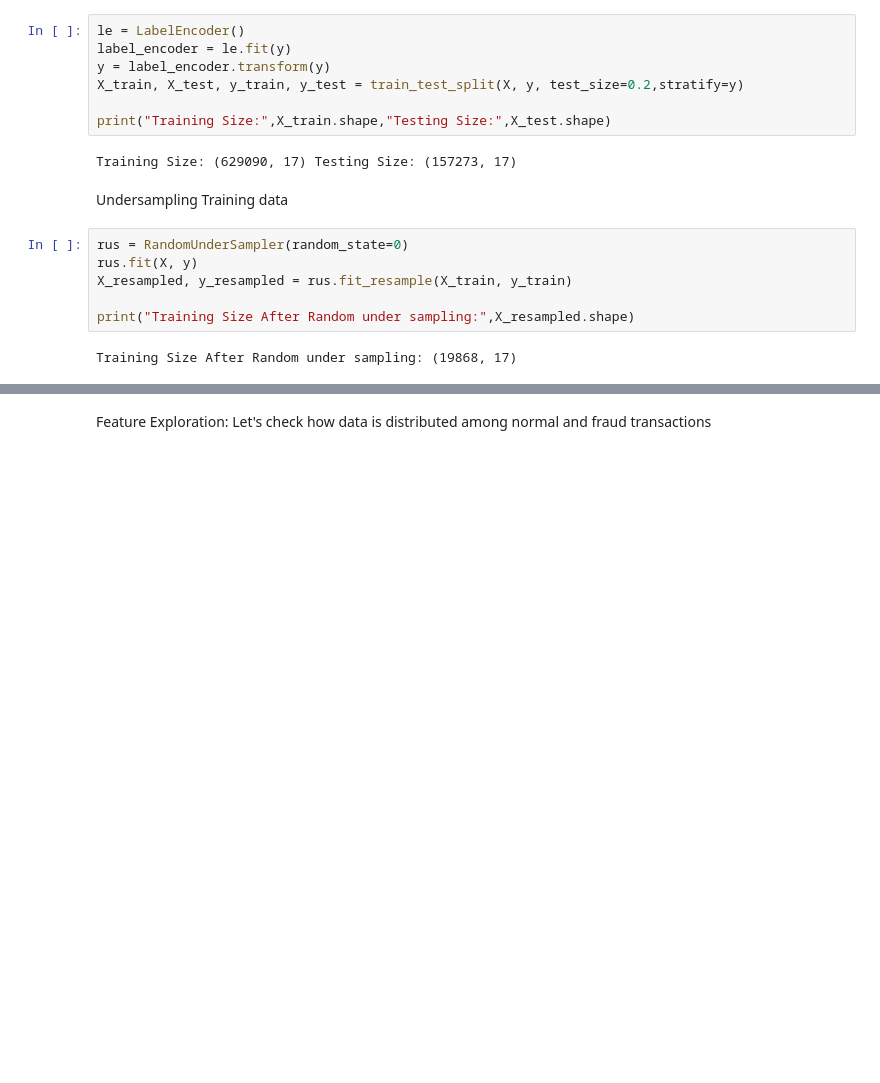
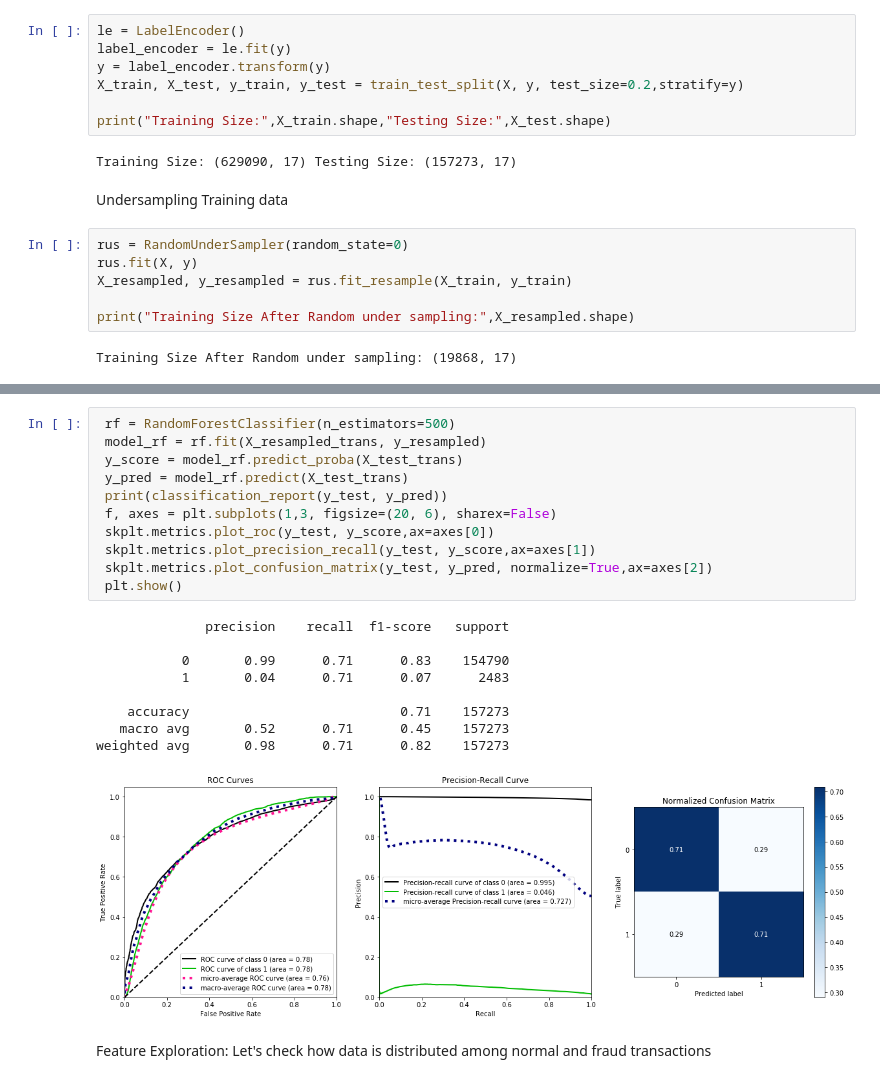
Before and after one commit to analystanand/Machine-Learning, a Jupyter notebook: Card_Transactions.ipynb, the cells around one changed output, grey strips where cells are left out. Saved outputs shown, nothing was run; the diff lists cells and outputs as text; blank space fills up the shorter version.

```diff
--- a/Card_Transactions.ipynb
+++ b/Card_Transactions.ipynb
@@ -366,2 +341,23 @@ plt.show()
+# %%
+ rf = RandomForestClassifier(n_estimators=500)
+ model_rf = rf.fit(X_resampled_trans, y_resampled)
+ y_score = model_rf.predict_proba(X_test_trans)
+ y_pred = model_rf.predict(X_test_trans)
+ print(classification_report(y_test, y_pred))
+ f, axes = plt.subplots(1,3, figsize=(20, 6), sharex=False)
+ skplt.metrics.plot_roc(y_test, y_score,ax=axes[0])
+ skplt.metrics.plot_precision_recall(y_test, y_score,ax=axes[1])
+ skplt.metrics.plot_confusion_matrix(y_test, y_pred, normalize=True,ax=axes[2])
+ plt.show()
+# %% [output]
+              precision    recall  f1-score   support
+
+           0       0.99      0.71      0.83    154790
+           1       0.04      0.71      0.07      2483
+
+    accuracy                           0.71    157273
+   macro avg       0.52      0.71      0.45    157273
+weighted avg       0.98      0.71      0.82    157273
+[figure, added]
 # %% [markdown]
 Feature Exploration: Let's check how data is distributed among normal and fraud transactions
```
Also changed, not shown: parts of 8 cells of this notebook.
